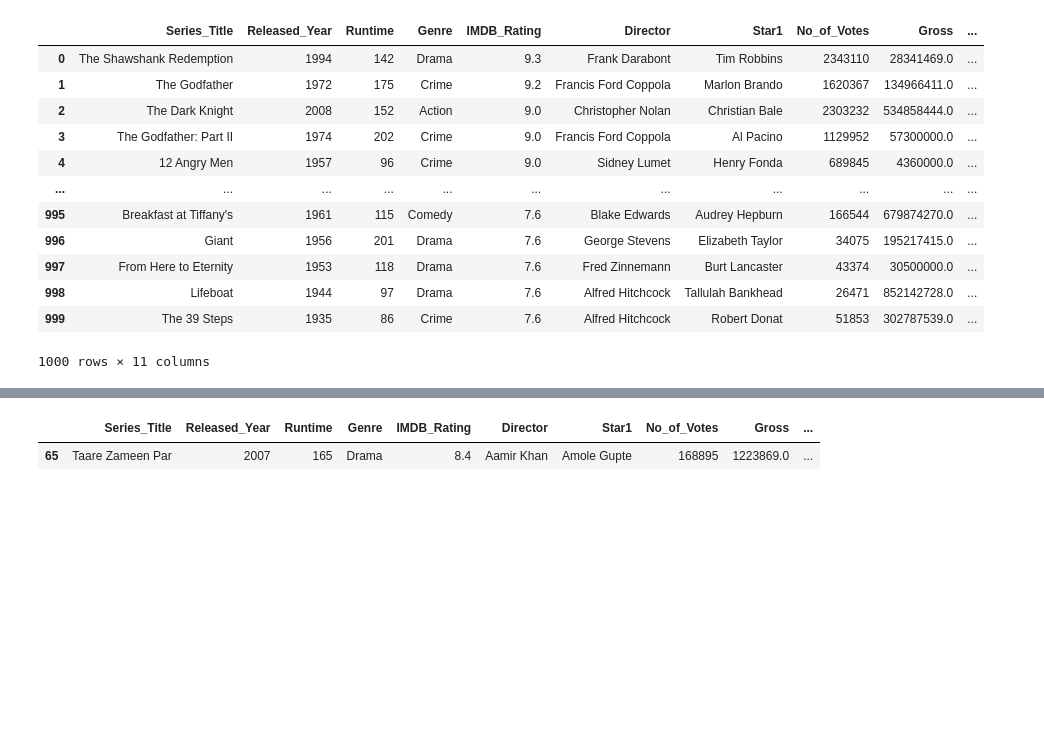
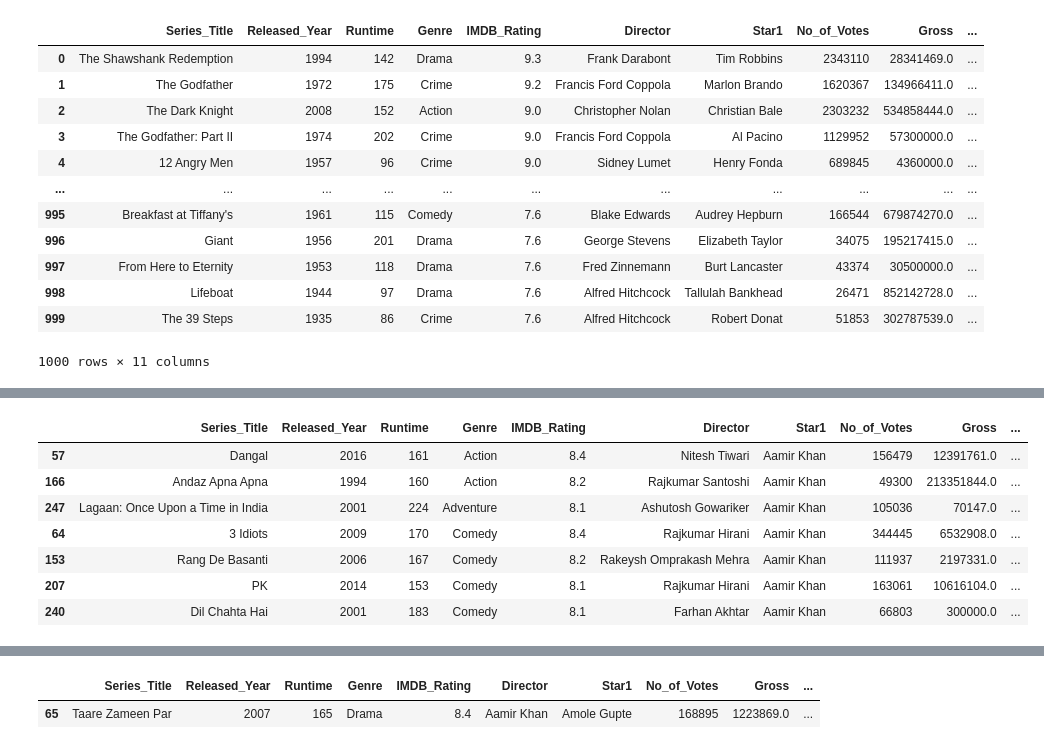
Before and after one commit to Pritush09/Pandas-and-its-functions-detailed, a Jupyter notebook: Session_19_groupby_objects.ipynb, the cells around one changed output, grey strips where cells are left out. Drawn from its saved outputs; the diff is of its cells as text; code cells hidden in the pictures; blank space fills up the shorter version.

```diff
--- a/Session_19_groupby_objects.ipynb
+++ b/Session_19_groupby_objects.ipynb
@@ -398,0 +400,3 @@ def foo(group):
+# %%
+for key , data in genres:
+  print(key)
@@ -461,0 +524,14 @@ genres.apply(normal)
+# %%
+df = pd.DataFrame(columns=movies.columns)
+for group,data in genres:
+  df = df.append(data[data['Star1'] == 'Aamir Khan'])
+df
+# %% [output]
+|  | Series_Title | Released_Year | Runtime | Genre | IMDB_Rating | Director | Star1 | No_of_Votes | Gross | ... |
+| 57 | Dangal | 2016 | 161 | Action | 8.4 | Nitesh Tiwari | Aamir Khan | 156479 | 12391761.0 | ... |
+| 166 | Andaz Apna Apna | 1994 | 160 | Action | 8.2 | Rajkumar Santoshi | Aamir Khan | 49300 | 213351844.0 | ... |
+| 247 | Lagaan: Once Upon a Time in India | 2001 | 224 | Adventure | 8.1 | Ashutosh Gowariker | Aamir Khan | 105036 | 70147.0 | ... |
+| 64 | 3 Idiots | 2009 | 170 | Comedy | 8.4 | Rajkumar Hirani | Aamir Khan | 344445 | 6532908.0 | ... |
+| 153 | Rang De Basanti | 2006 | 167 | Comedy | 8.2 | Rakeysh Omprakash Mehra | Aamir Khan | 111937 | 2197331.0 | ... |
+| 207 | PK | 2014 | 153 | Comedy | 8.1 | Rajkumar Hirani | Aamir Khan | 163061 | 10616104.0 | ... |
+| 240 | Dil Chahta Hai | 2001 | 183 | Comedy | 8.1 | Farhan Akhtar | Aamir Khan | 66803 | 300000.0 | ... |
```
Also changed, not shown: parts of 12 cells of this notebook.
